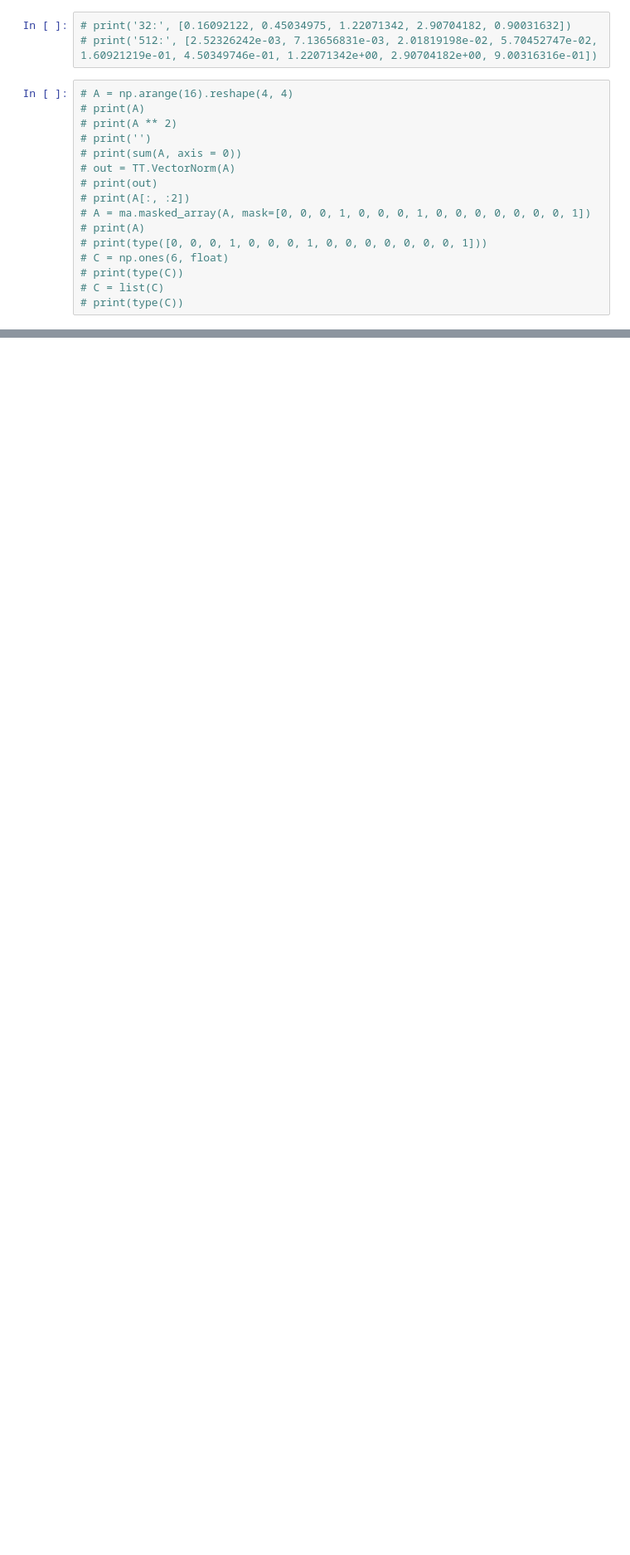
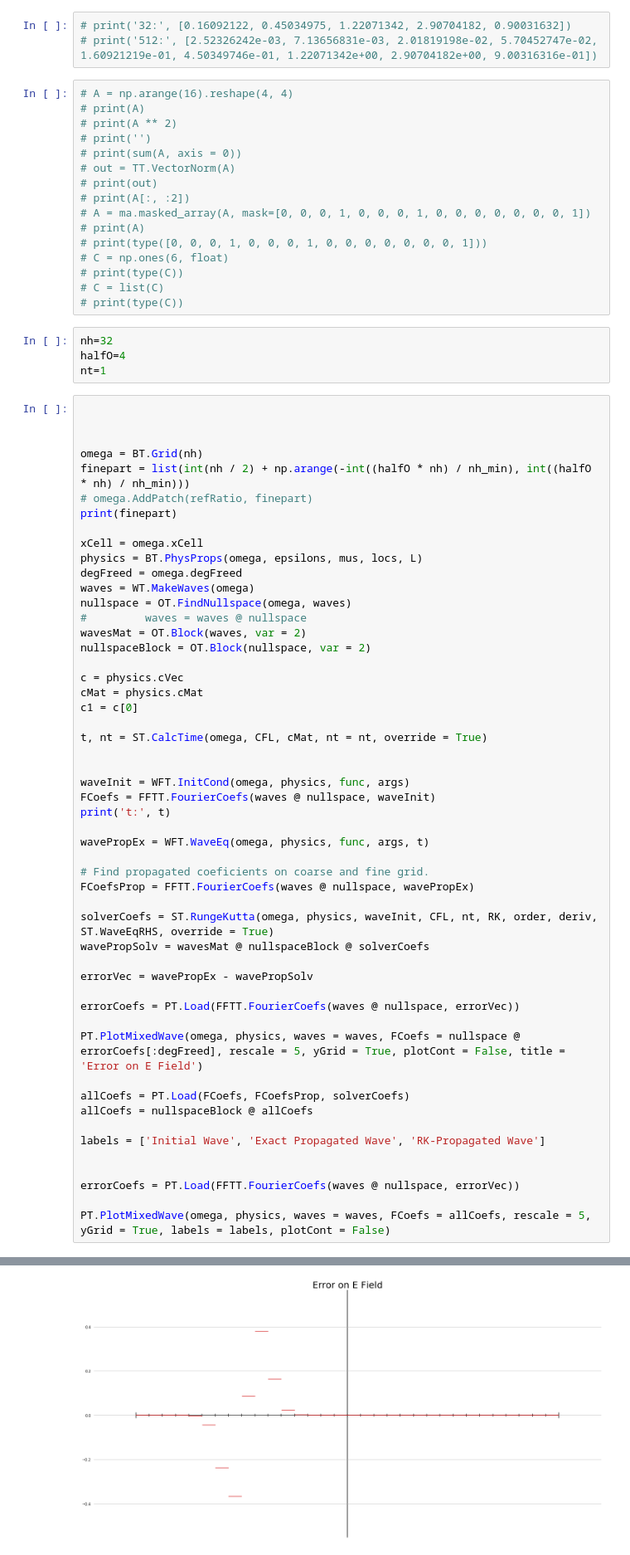
Before and after one commit to 88Sasha88/FV_MG, a Jupyter notebook: UnitTests/ConvergenceUnitTest.ipynb, the cells around one changed output, grey strips where cells are left out. Shown at 83% size. Drawn from its saved outputs; the diff is of its cells as text; blank space fills up the shorter version.

```diff
--- a/UnitTests/ConvergenceUnitTest.ipynb
+++ b/UnitTests/ConvergenceUnitTest.ipynb
@@ -373,3 +506,60 @@ DONE
 # print(type(C))
 # C = list(C)
 # print(type(C))
+# %%
+nh=32
+halfO=4
+nt=1
+# %%
+
+
+
+omega = BT.Grid(nh)
+finepart = list(int(nh / 2) + np.arange(-int((halfO * nh) / nh_min), int((halfO * nh) / nh_min)))
+# omega.AddPatch(refRatio, finepart)
+print(finepart)
+
+xCell = omega.xCell
+physics = BT.PhysProps(omega, epsilons, mus, locs, L)
+degFreed = omega.degFreed
+waves = WT.MakeWaves(omega)
+nullspace = OT.FindNullspace(omega, waves)
+#         waves = waves @ nullspace
+wavesMat = OT.Block(waves, var = 2)
+nullspaceBlock = OT.Block(nullspace, var = 2)
+
+c = physics.cVec
+cMat = physics.cMat
+c1 = c[0]
+
+t, nt = ST.CalcTime(omega, CFL, cMat, nt = nt, override = True)
+
+
+waveInit = WFT.InitCond(omega, physics, func, args)
+FCoefs = FFTT.FourierCoefs(waves @ nullspace, waveInit)
+print('t:', t)
+
+wavePropEx = WFT.WaveEq(omega, physics, func, args, t)
+
+# Find propagated coeficients on coarse and fine grid.
+FCoefsProp = FFTT.FourierCoefs(waves @ nullspace, wavePropEx)
+
+solverCoefs = ST.RungeKutta(omega, physics, waveInit, CFL, nt, RK, order, deriv, ST.WaveEqRHS, override = True)
+wavePropSolv = wavesMat @ nullspaceBlock @ solverCoefs
+
+errorVec = wavePropEx - wavePropSolv
+
+errorCoefs = PT.Load(FFTT.FourierCoefs(waves @ nullspace, errorVec))
+
+PT.PlotMixedWave(omega, physics, waves = waves, FCoefs = nullspace @ errorCoefs[:degFreed], rescale = 5, yGrid = True, plotCont = False, title = 'Error on E Field')
+
+allCoefs = PT.Load(FCoefs, FCoefsProp, solverCoefs)
+allCoefs = nullspaceBlock @ allCoefs
+
+labels = ['Initial Wave', 'Exact Propagated Wave', 'RK-Propagated Wave']
+
+
+errorCoefs = PT.Load(FFTT.FourierCoefs(waves @ nullspace, errorVec))
+
+PT.PlotMixedWave(omega, physics, waves = waves, FCoefs = allCoefs, rescale = 5, yGrid = True, labels = labels, plotCont = False)
+# %% [output]
@@ -375,0 +584 @@ DONE
+[figure, added]
```
Also changed, not shown: parts of 13 cells of this notebook, 8 other files.
